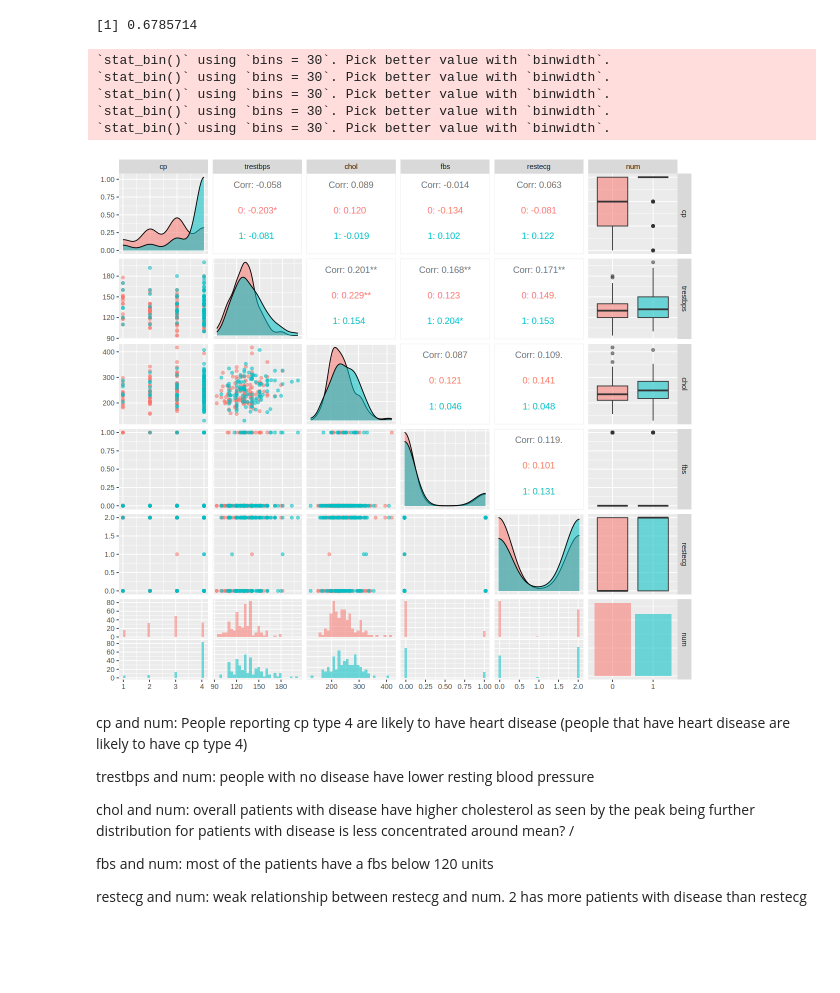
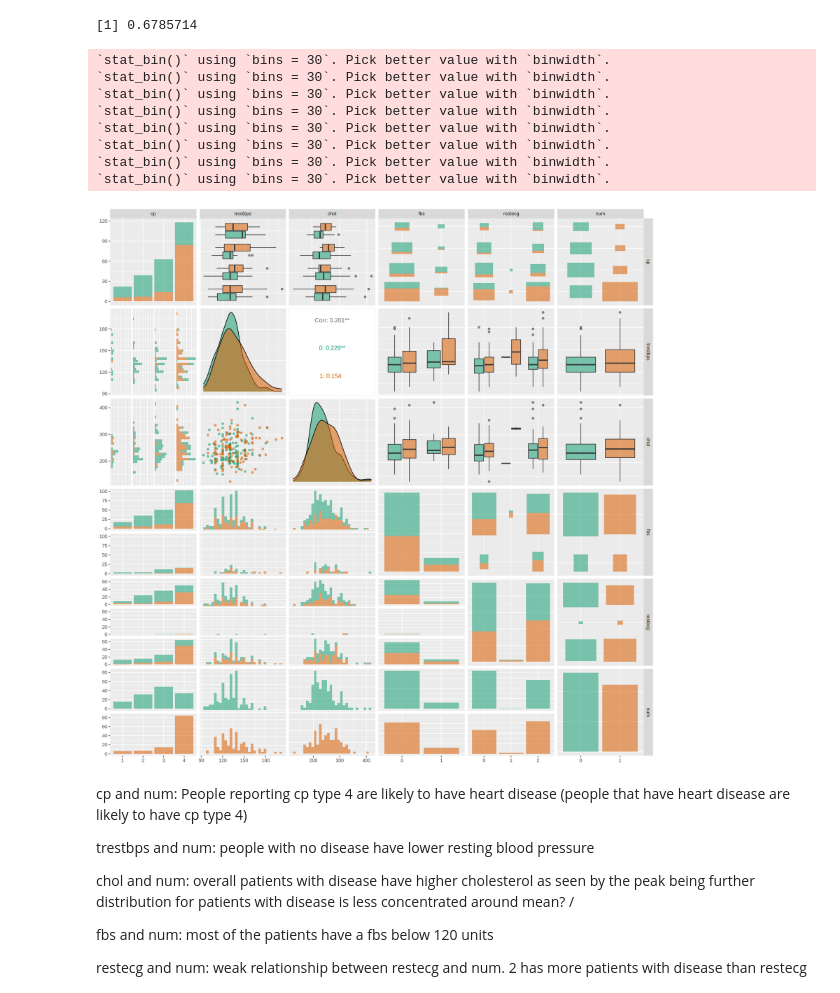
Before and after one commit to altarrok/dsci-100-2023w1-group-44, a Jupyter notebook: report.ipynb, the cells around one changed output. Saved outputs shown, nothing was run; the diff lists cells and outputs as text; code cells hidden in the pictures; blank space fills up the shorter version.

Commit message:
changed the categorical variables to factors in ggpairs, and added color palette

```diff
--- a/report.ipynb
+++ b/report.ipynb
@@ -49,7 +49,7 @@ our_col_names <- c("age", "sex", "cp", "trestbps", "chol", "fbs", "restecg", "th
 heart_data <- read_csv("data/processed.cleveland.data", col_names = our_col_names) |>
     select(cp, trestbps, chol, fbs, restecg, num) |>
     mutate(num = ifelse(num %in% c(1, 2, 3, 4), 1, num)) |>
-    mutate(num = as_factor(num))
+    mutate(num = as_factor(num),)
 
 head(heart_data)
 # %% [output]
@@ -337,31 +337,39 @@ recall
 [1] 0.7916667
 [1] 0.6785714
 # %%
-options(repr.plot.width = 10, repr.plot.height = 9)
+set.seed(1)
+options(repr.plot.width = 14, repr.plot.height = 14)
 
-heart_pairplot <- ggpairs(train_data, mapping = aes(color = num, alpha = 0.5))
+heart_pairplot <- train_data |>
+    mutate(cp = as.factor(cp), fbs = as.factor(fbs), restecg = as.factor(restecg)) |>
+    ggpairs(mapping = aes(color = num, alpha = 0.5)) +
+    scale_fill_brewer(palette = "Dark2") +
+    scale_color_brewer(palette = "Dark2")
 
 
 # todo: scale_fill_brewer(palette = "Dark2")?
 
 # heart_pairplot2 <- train_data |>
 #     ggpairs(mapping = aes(color = num, alpha = 0.5))
 
 heart_pairplot
 
 # heart_pairplot2
 
 # talk about the fact that we can't compare continuos and discrete
 
 # trestbps (continuous) & chol (continuous) scatterplot: 0.201 corr | hard to tell
 # - higher chol == higher trestbps for both heart disease + no disease
 # %% [output]
 `stat_bin()` using `bins = 30`. Pick better value with `binwidth`.
 `stat_bin()` using `bins = 30`. Pick better value with `binwidth`.
 `stat_bin()` using `bins = 30`. Pick better value with `binwidth`.
 `stat_bin()` using `bins = 30`. Pick better value with `binwidth`.
 `stat_bin()` using `bins = 30`. Pick better value with `binwidth`.
+`stat_bin()` using `bins = 30`. Pick better value with `binwidth`.
+`stat_bin()` using `bins = 30`. Pick better value with `binwidth`.
+`stat_bin()` using `bins = 30`. Pick better value with `binwidth`.
-[figure, old version]
+[figure, new version]
 # %% [markdown]
 cp and num: People reporting cp type 4 are likely to have heart disease (people that have heart disease are likely to have cp type 4)
 
```
Also changed, not shown: parts of 1 cell of this notebook.
